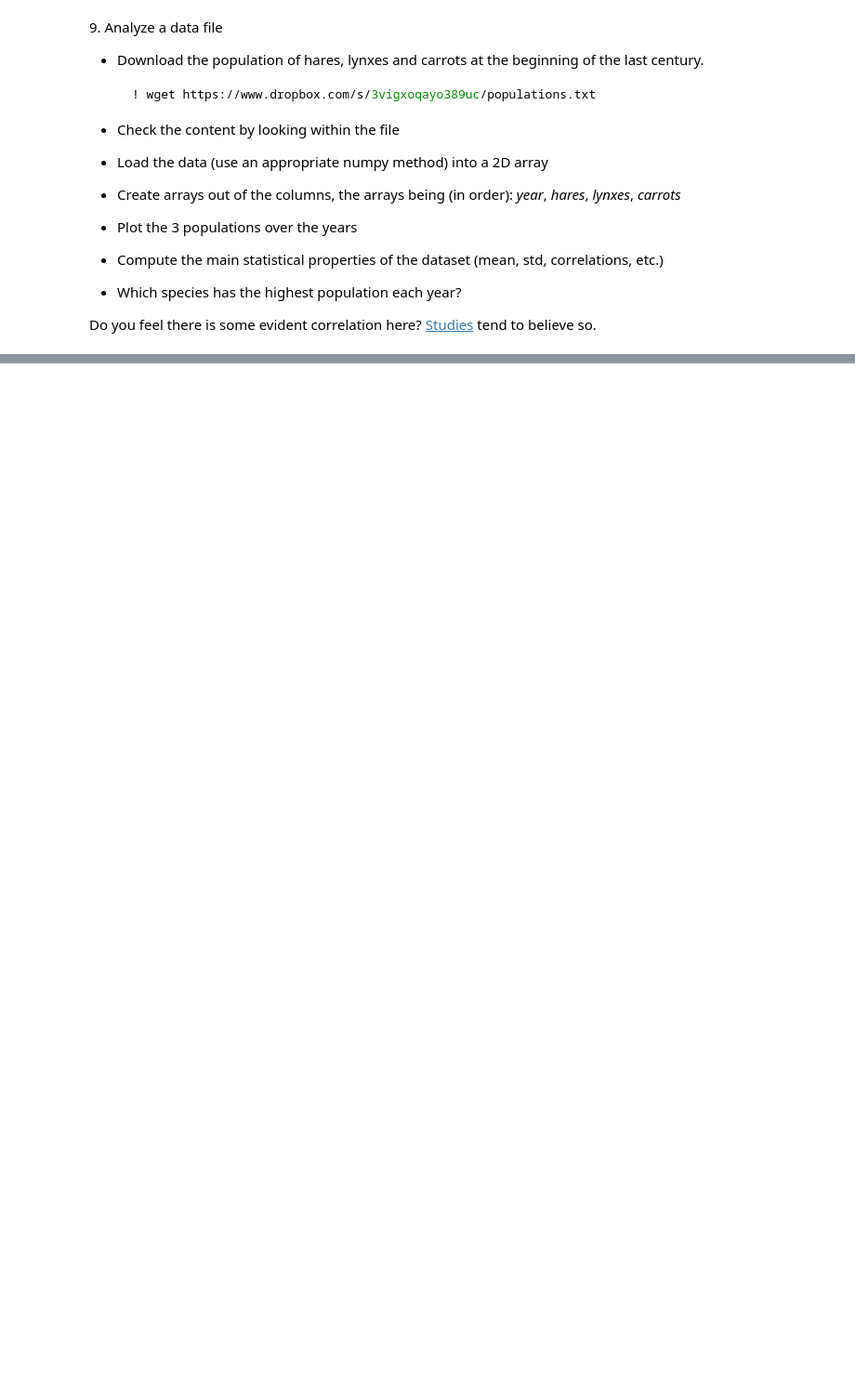
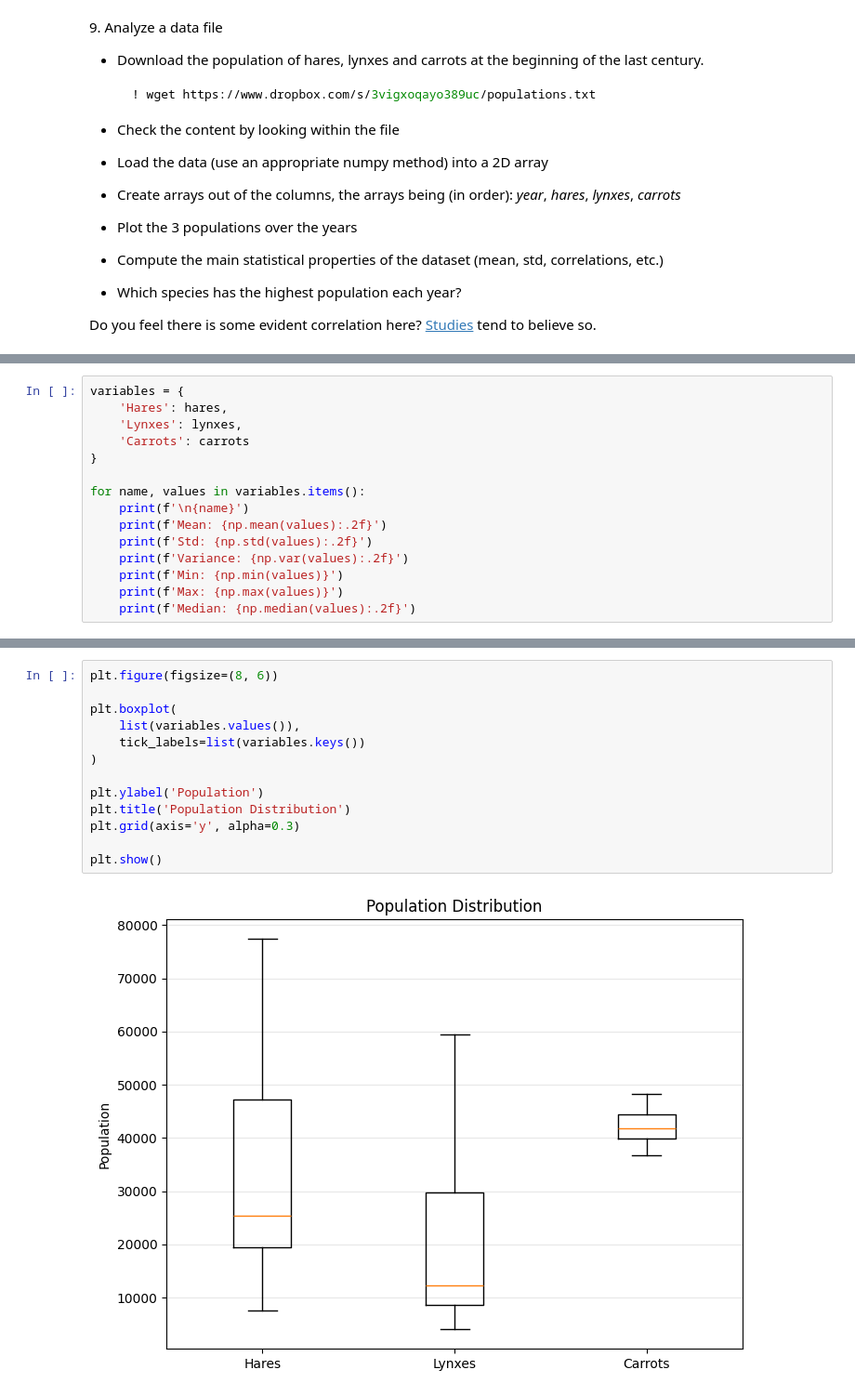
Before and after one commit to gleeeee0788/LaboratoryOfComputationalPhysics_Y9, a Jupyter notebook: 04ex_Numpy.ipynb, the cells around one changed output, grey strips where cells are left out. Shown at 93% size. Saved outputs shown, nothing was run; the diff lists cells and outputs as text; blank space fills up the shorter version.

```diff
--- a/04ex_Numpy.ipynb
+++ b/04ex_Numpy.ipynb
@@ -84,0 +357,15 @@ Do you feel there is some evident correlation here? [Studies](https://www.enr.go
+# %%
+variables = {
+    'Hares': hares,
+    'Lynxes': lynxes,
+    'Carrots': carrots
+}
+
+for name, values in variables.items():
+    print(f'\n{name}')
+    print(f'Mean: {np.mean(values):.2f}')
+    print(f'Std: {np.std(values):.2f}')
+    print(f'Variance: {np.var(values):.2f}')
+    print(f'Min: {np.min(values)}')
+    print(f'Max: {np.max(values)}')
+    print(f'Median: {np.median(values):.2f}')
@@ -84,0 +390,15 @@ Do you feel there is some evident correlation here? [Studies](https://www.enr.go
+# %%
+plt.figure(figsize=(8, 6))
+
+plt.boxplot(
+    list(variables.values()),
+    tick_labels=list(variables.keys())
+)
+
+plt.ylabel('Population')
+plt.title('Population Distribution')
+plt.grid(axis='y', alpha=0.3)
+
+plt.show()
+# %% [output]
+[figure, added]
```
Also changed, not shown: parts of 17 cells of this notebook, 2 other files.
